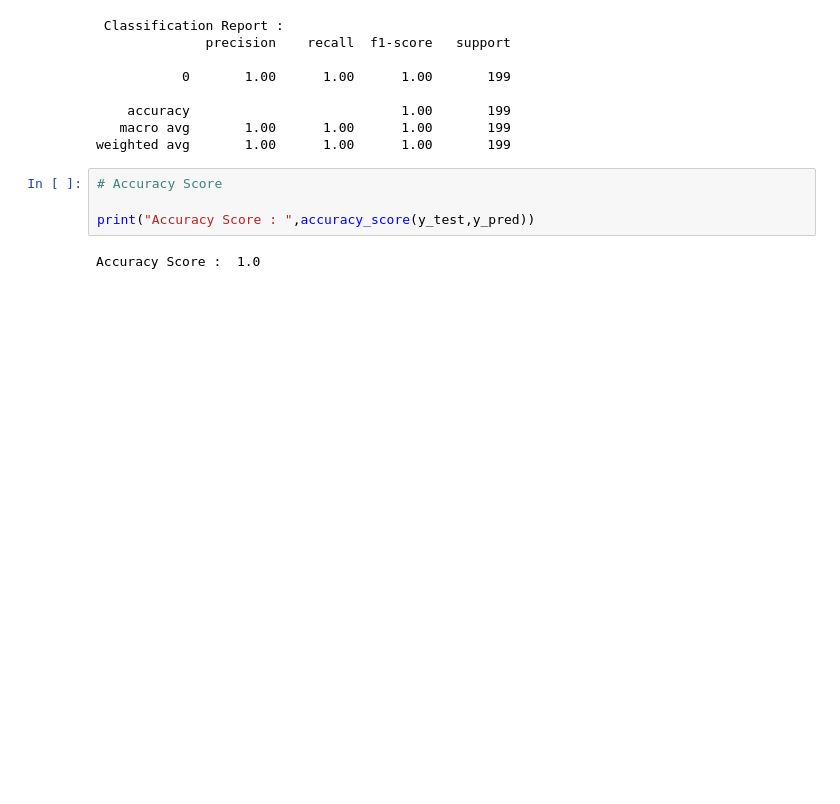
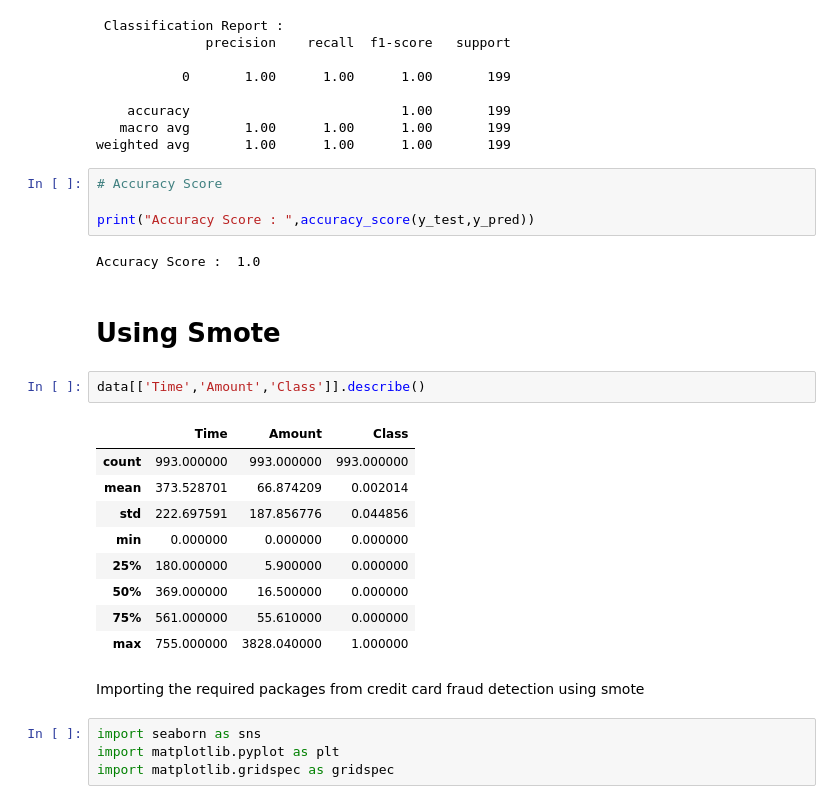
Before and after one commit to gsaiganesh283/Credit_Card_Fraud_Detection, a Jupyter notebook: Credit_Card_Fraud_Detection.ipynb, the cells around one changed output. Drawn from its saved outputs; the diff is of its cells as text; blank space fills up the shorter version.

Commit message:
imported the required packages for smote

```diff
--- a/Credit_Card_Fraud_Detection.ipynb
+++ b/Credit_Card_Fraud_Detection.ipynb
@@ -136,3 +136,23 @@ weighted avg       1.00      1.00      1.00       199
 print("Accuracy Score : ",accuracy_score(y_test,y_pred))
 # %% [output]
 Accuracy Score :  1.0
+# %% [markdown]
+# Using Smote
+# %%
+data[['Time','Amount','Class']].describe()
+# %% [output]
+|  | Time | Amount | Class |
+| count | 993.000000 | 993.000000 | 993.000000 |
+| mean | 373.528701 | 66.874209 | 0.002014 |
+| std | 222.697591 | 187.856776 | 0.044856 |
+| min | 0.000000 | 0.000000 | 0.000000 |
+| 25% | 180.000000 | 5.900000 | 0.000000 |
+| 50% | 369.000000 | 16.500000 | 0.000000 |
+| 75% | 561.000000 | 55.610000 | 0.000000 |
+| max | 755.000000 | 3828.040000 | 1.000000 |
+# %% [markdown]
+Importing the required packages from credit card fraud detection using smote
+# %%
+import seaborn as sns
+import matplotlib.pyplot as plt
+import matplotlib.gridspec as gridspec
```
